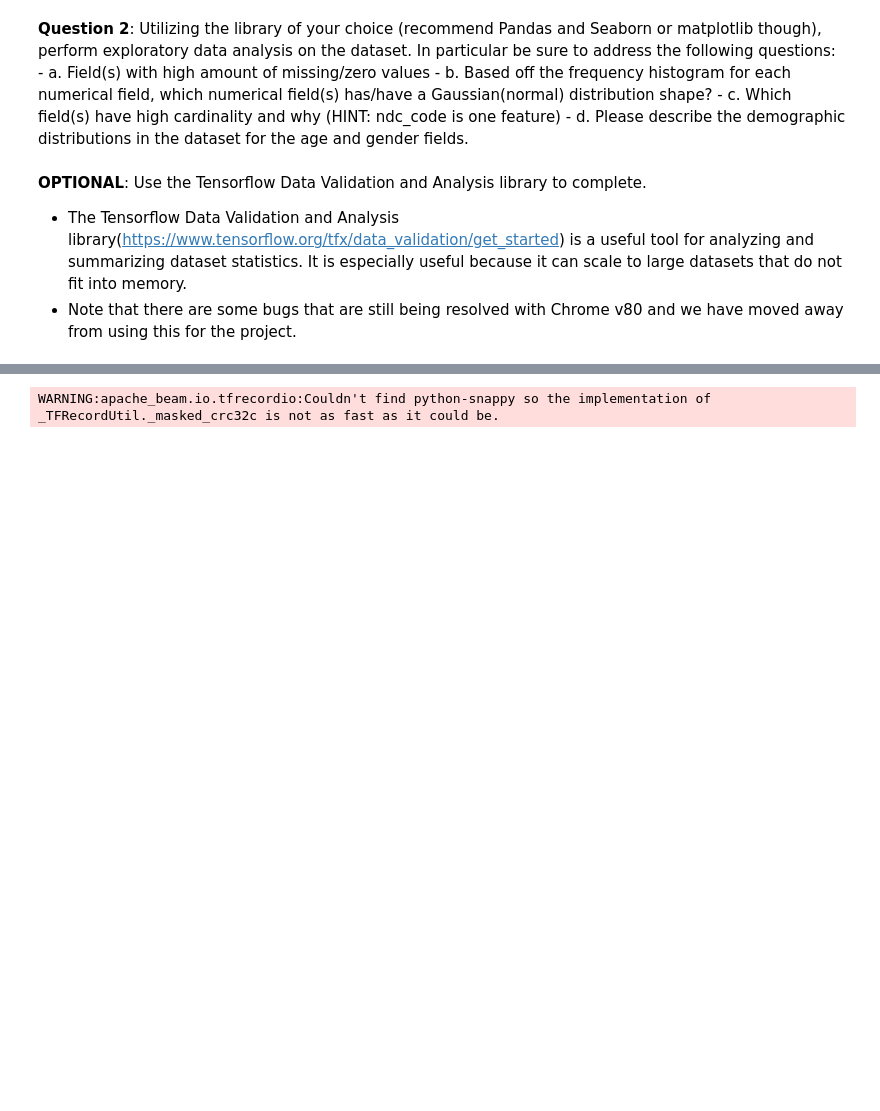
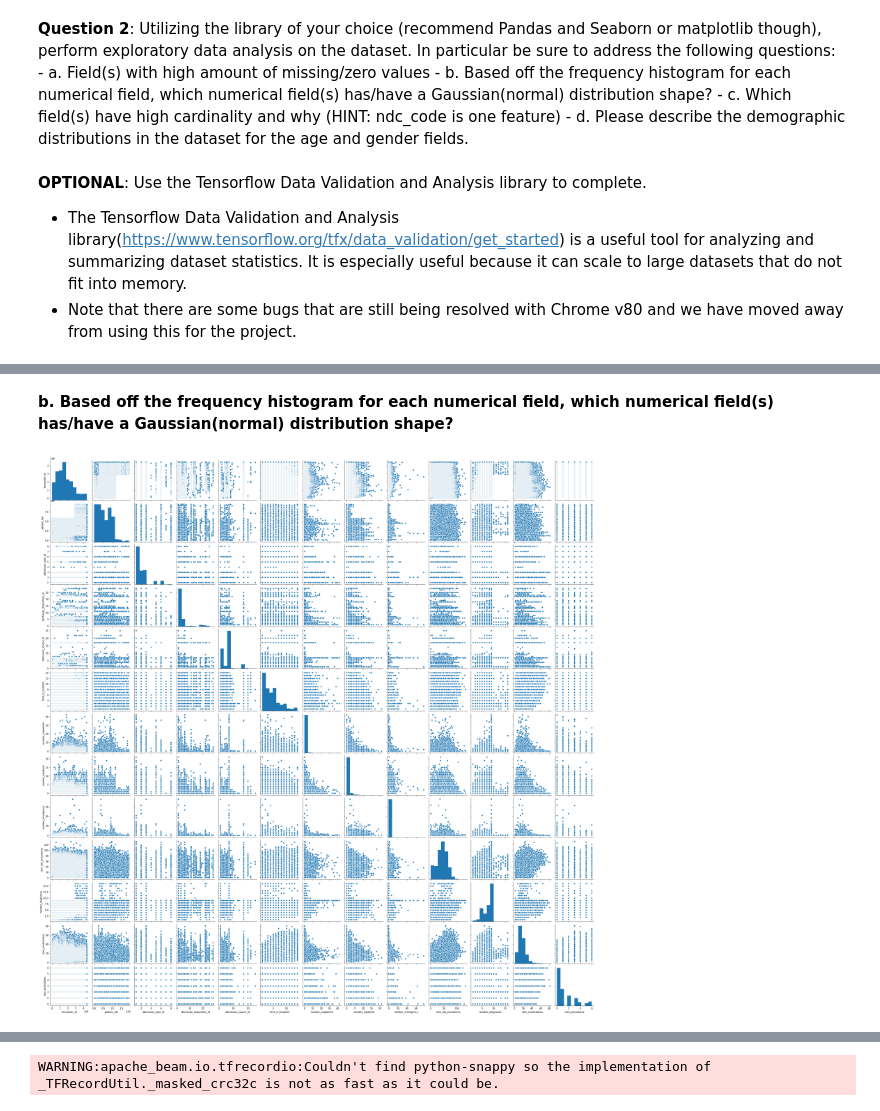
Before and after one commit to pdagger/AI_Healthcare_Projects, a Jupyter notebook: Patient_Selection_for_Diabetes_Drug/starter_code/student_project.ipynb, the cells around one changed output, grey strips where cells are left out. Cells and saved outputs as stored; diff of their text form; code cells hidden in the pictures; blank space fills up the shorter version.

Commit message:
Determined null/zero values and distributions

```diff
--- a/Patient_Selection_for_Diabetes_Drug/starter_code/student_project.ipynb
+++ b/Patient_Selection_for_Diabetes_Drug/starter_code/student_project.ipynb
@@ -129,0 +139,4 @@ The length of the dataframe is biger than the number of unique encouter ids. The
+# %%
+# replace ? by nan values
+df.replace('?', np.nan, inplace=True)
+df.head()
@@ -129,0 +193,6 @@ The length of the dataframe is biger than the number of unique encouter ids. The
+# %% [markdown]
+**b. Based off the frequency histogram for each numerical field, which numerical field(s) has/have a Gaussian(normal) distribution shape?**
+# %%
+g = sns.pairplot(df)
+# %% [output]
+[figure, added]
```
Also changed, not shown: parts of 11 cells of this notebook.
